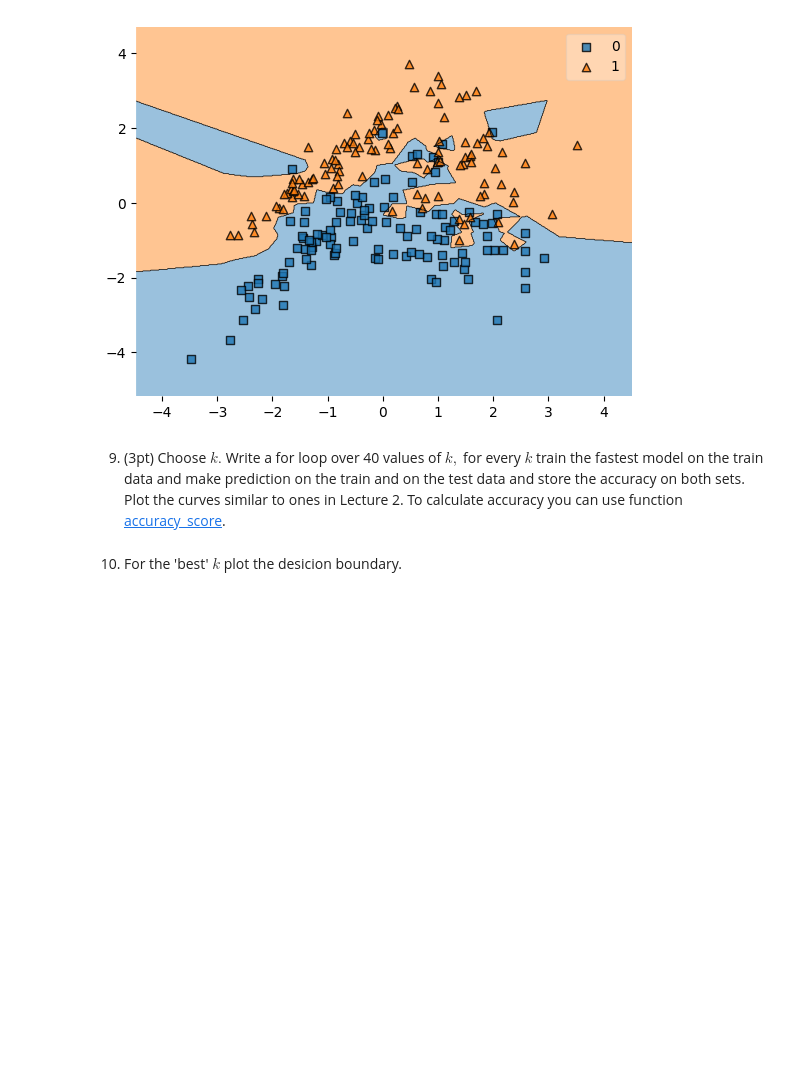
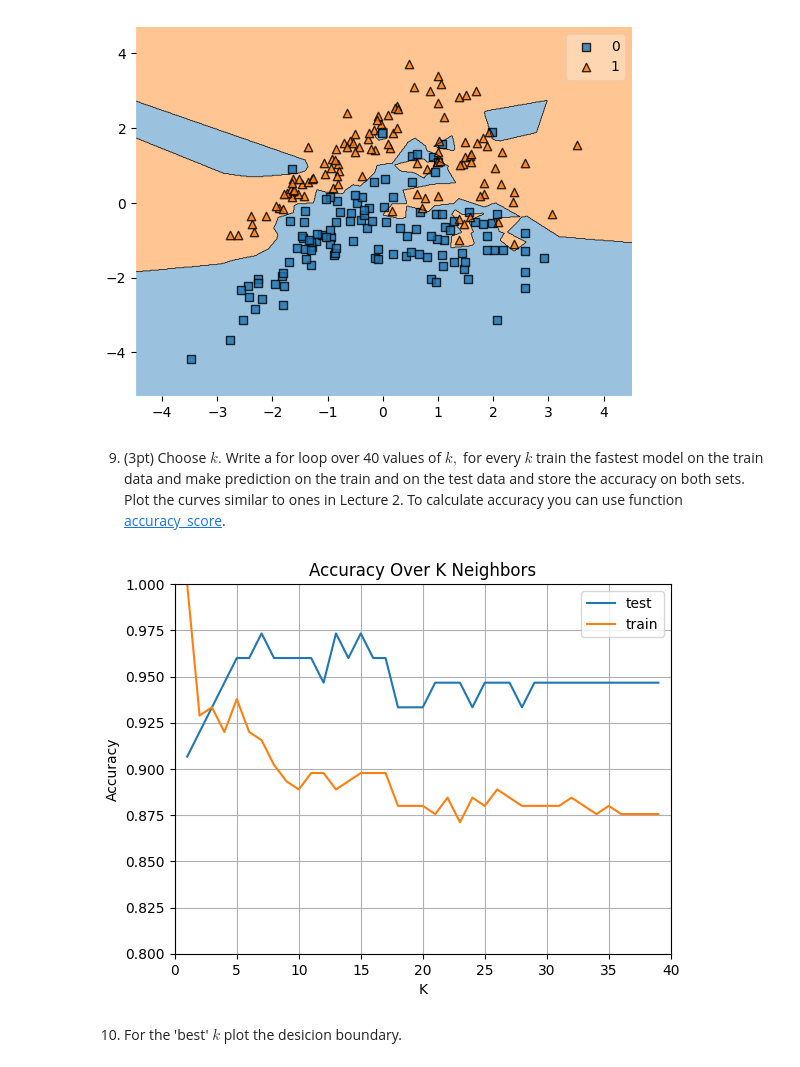
Before and after one commit to YKhalitov/College-Projects, a Jupyter notebook: RIT-Projects/Machine Learning - CSCI 335/HW1.ipynb, the cells around one changed output. Cells and saved outputs as stored; diff of their text form; code cells hidden in the pictures; blank space fills up the shorter version.

```diff
--- a/RIT-Projects/Machine Learning - CSCI 335/HW1.ipynb
+++ b/RIT-Projects/Machine Learning - CSCI 335/HW1.ipynb
@@ -187,17 +190,32 @@ plot_decision_regions(X_train,y_train,clf_3)
 # %% [markdown]
 9. (3pt) Choose $k.$  Write a for loop over 40 values of $k,$ for every $k$ train the fastest model on the train data and make prediction on the train and on the test data and store the accuracy on both sets. Plot the curves similar to ones in Lecture 2. To calculate accuracy you can use function [accuracy_score](https://scikit-learn.org/stable/modules/generated/sklearn.metrics.accuracy_score.html#sklearn.metrics.accuracy_score).
 # %%
+train_set = []
+test_set = []
+x_axis = []
+
 for k in range(1, 40):
   clf_3 = KNeighborsClassifier(k)
   # fit the model on the training data
-  start_time = time.time()
   clf_3.fit(X_train,y_train)
-  end_time = time.time()
-  end_time - start_time
 
-
-  y_pred_train = clf_3.predict(X_train)
-  y_pred_test = clf_3.predict(X_test)
-  sum(y_test == y_pred_train)/len(y_test) #ACCURACY
+  train_set.append(accuracy_score(y_train, clf_3.predict(X_train)))
+  test_set.append(accuracy_score(y_test, clf_3.predict(X_test)))
+  x_axis.append(k)
+# %%
+plt.plot(x_axis, test_set, label="test")
+plt.plot(x_axis, train_set, label="train")
+
+plt.ylabel('Accuracy')
+plt.xlabel('K')
+plt.title("Accuracy Over K Neighbors")
+plt.grid(True)
+plt.legend(loc="upper right")
+
+
+plt.axis([0, 40, 0.8, 1])
+plt.show()
+# %% [output]
+[figure, added]
 # %% [markdown]
 10. For the 'best' $k$ plot the desicion boundary.
```
Also changed, not shown: parts of 4 cells of this notebook.
